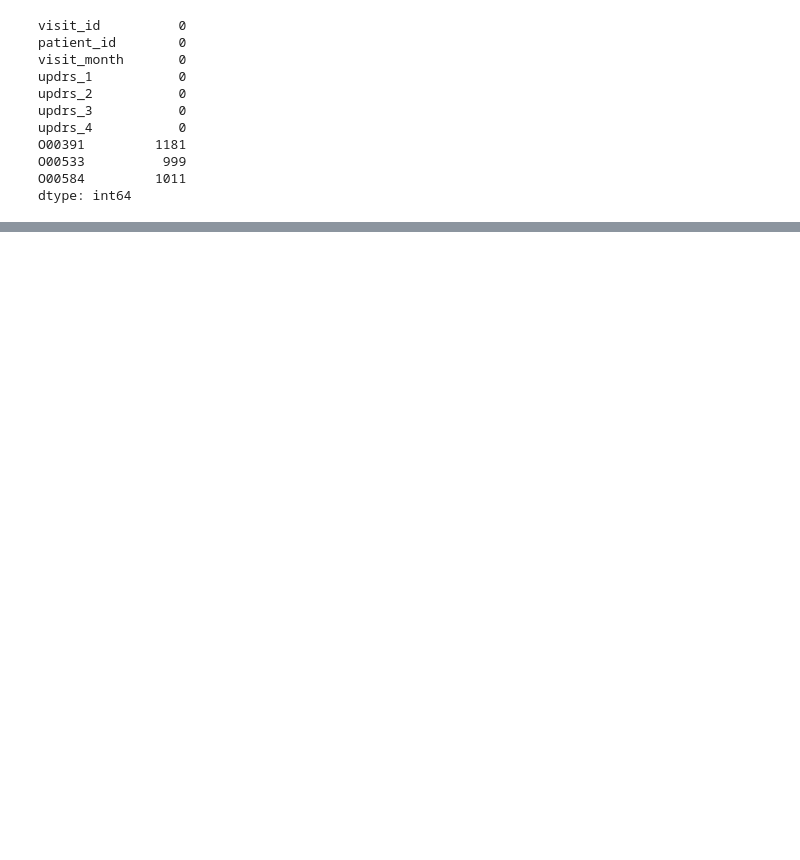
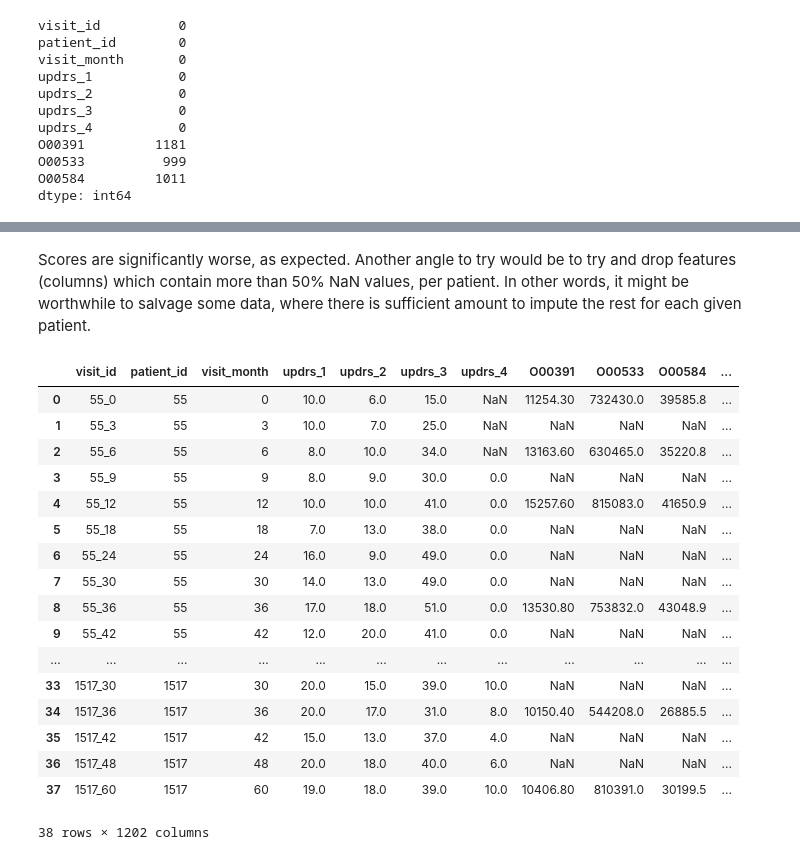
Before and after one commit to fan-yang-md/parkinsons_disease_progression_prediction, a Jupyter notebook: model_hypertuning.ipynb, the cells around one changed output, grey strips where cells are left out. Drawn from its saved outputs; the diff is of its cells as text; code cells hidden in the pictures; blank space fills up the shorter version.

```diff
--- a/model_hypertuning.ipynb
+++ b/model_hypertuning.ipynb
@@ -1129,0 +1432,26 @@ ValueError: Input contains NaN
+# %% [markdown]
+Scores are significantly worse, as expected. Another angle to try would be to try and drop features (columns) which contain more than 50% NaN values, per patient. In other words, it might be worthwhile to salvage some data, where there is sufficient amount to impute the rest for each given patient.
+# %%
+test_data_list = [big_data[big_data.patient_id==55], big_data[big_data.patient_id==942], big_data[big_data.patient_id==1517]]
+test_data_df = pd.concat(test_data_list, ignore_index=True)
+
+test_data_df
+# %% [output]
+|  | visit_id | patient_id | visit_month | updrs_1 | updrs_2 | updrs_3 | updrs_4 | O00391 | O00533 | O00584 | ... |
+| 0 | 55_0 | 55 | 0 | 10.0 | 6.0 | 15.0 | NaN | 11254.30 | 732430.0 | 39585.8 | ... |
+| 1 | 55_3 | 55 | 3 | 10.0 | 7.0 | 25.0 | NaN | NaN | NaN | NaN | ... |
+| 2 | 55_6 | 55 | 6 | 8.0 | 10.0 | 34.0 | NaN | 13163.60 | 630465.0 | 35220.8 | ... |
+| 3 | 55_9 | 55 | 9 | 8.0 | 9.0 | 30.0 | 0.0 | NaN | NaN | NaN | ... |
+| 4 | 55_12 | 55 | 12 | 10.0 | 10.0 | 41.0 | 0.0 | 15257.60 | 815083.0 | 41650.9 | ... |
+| 5 | 55_18 | 55 | 18 | 7.0 | 13.0 | 38.0 | 0.0 | NaN | NaN | NaN | ... |
+| 6 | 55_24 | 55 | 24 | 16.0 | 9.0 | 49.0 | 0.0 | NaN | NaN | NaN | ... |
+| 7 | 55_30 | 55 | 30 | 14.0 | 13.0 | 49.0 | 0.0 | NaN | NaN | NaN | ... |
+| 8 | 55_36 | 55 | 36 | 17.0 | 18.0 | 51.0 | 0.0 | 13530.80 | 753832.0 | 43048.9 | ... |
+| 9 | 55_42 | 55 | 42 | 12.0 | 20.0 | 41.0 | 0.0 | NaN | NaN | NaN | ... |
+| ... | ... | ... | ... | ... | ... | ... | ... | ... | ... | ... | ... |
+| 33 | 1517_30 | 1517 | 30 | 20.0 | 15.0 | 39.0 | 10.0 | NaN | NaN | NaN | ... |
+| 34 | 1517_36 | 1517 | 36 | 20.0 | 17.0 | 31.0 | 8.0 | 10150.40 | 544208.0 | 26885.5 | ... |
+| 35 | 1517_42 | 1517 | 42 | 15.0 | 13.0 | 37.0 | 4.0 | NaN | NaN | NaN | ... |
+| 36 | 1517_48 | 1517 | 48 | 20.0 | 18.0 | 40.0 | 6.0 | NaN | NaN | NaN | ... |
+| 37 | 1517_60 | 1517 | 60 | 19.0 | 18.0 | 39.0 | 10.0 | 10406.80 | 810391.0 | 30199.5 | ... |
+38 rows × 1202 columns
```
Also changed, not shown: parts of 38 cells of this notebook, 2 other files.
